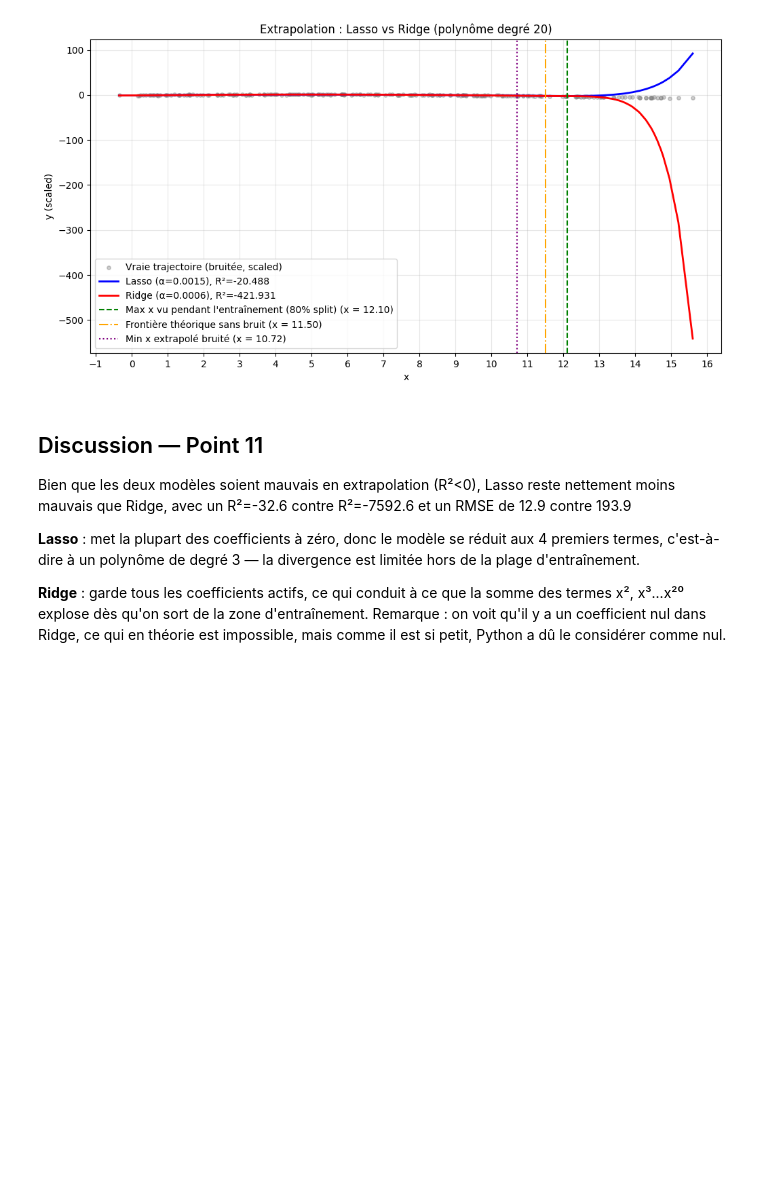
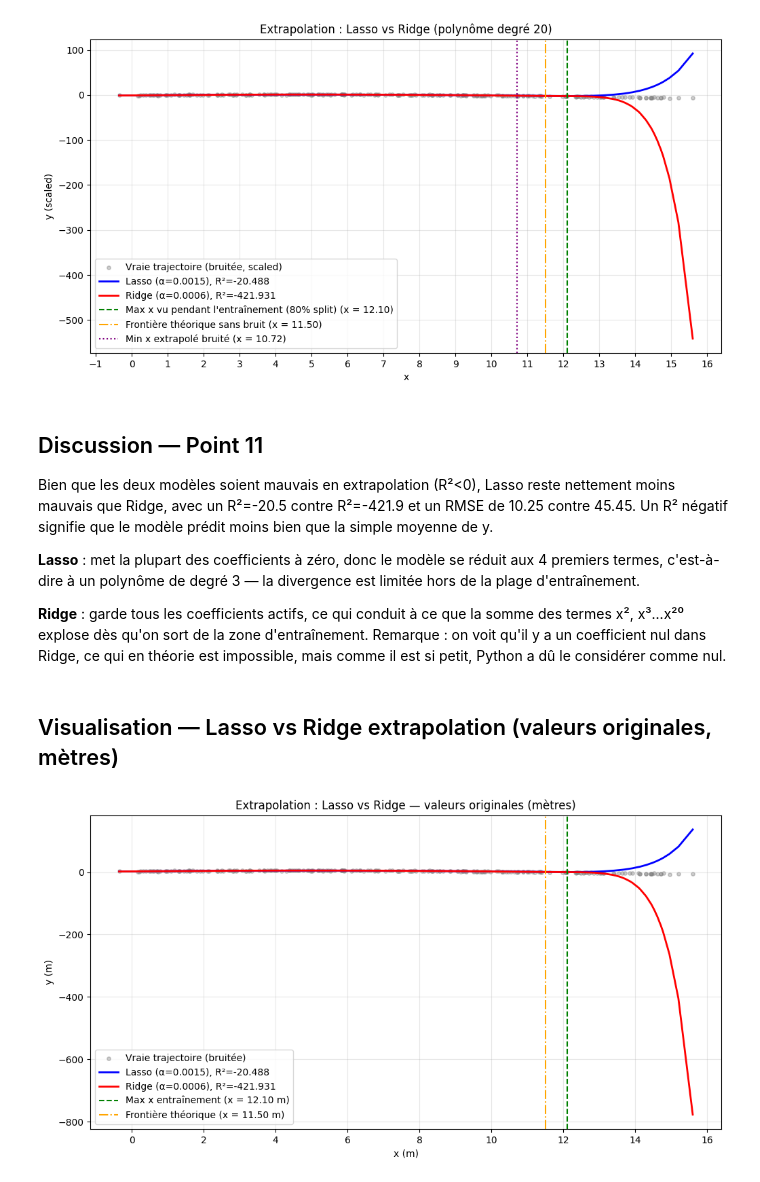
Before and after one commit to zeidslm/project_data_MA1, a Jupyter notebook: ToyRegressionBonneNouveau.ipynb, the cells around one changed output. Drawn from its saved outputs; the diff is of its cells as text; code cells hidden in the pictures; blank space fills up the shorter version.

```diff
--- a/ToyRegressionBonneNouveau.ipynb
+++ b/ToyRegressionBonneNouveau.ipynb
@@ -309,12 +309,12 @@ Les versions CV permettent de choisir automatiquement α. Le score R² ou RMSE o
 
 best_alpha_lasso = 0.001504
 best_alpha_ridge = 0.000556
-A_train_extr, A_extrap = matriceA(X_train, x_extrap, degree=20)
-A_train_extr_sc, A_extrap_sc, y_train_extr_sc, y_extrap_sc = scaleFunction(
-    A_train_extr, A_extrap, y_train, y_extrap_true
+A_train, A_extrap = matriceA(X_train, x_extrap, degree=20)
+A_train_sc, A_extrap_sc, y_train_sc, y_extrap_sc = scaleFunction(
+    A_train, A_extrap, y_train, y_extrap_true
 )
-y_extrap_lasso = lassoPreditY(A_train_extr_sc, A_extrap_sc, y_train_extr_sc, alpha=best_alpha_lasso)
-y_extrap_ridge = ridgePreditY(A_train_extr_sc, A_extrap_sc, y_train_extr_sc, alpha=best_alpha_ridge)
+y_extrap_lasso = lassoPreditY(A_train_sc, A_extrap_sc, y_train_sc, alpha=best_alpha_lasso)
+y_extrap_ridge = ridgePreditY(A_train_sc, A_extrap_sc, y_train_sc, alpha=best_alpha_ridge)
 
 # 4. Métriques en extrapolation
 r2_lasso_extr  = r2_score(y_extrap_sc, y_extrap_lasso)
@@ -326,8 +326,8 @@ print(f"Lasso (α={best_alpha_lasso:.4f}) — R²: {r2_lasso_extr:.4f}  | RMSE:
 print(f"Ridge (α={best_alpha_ridge:.4f}) — R²: {r2_ridge_extr:.4f}  | RMSE: {rmse_ridge:.4f}")
 
 # 5. Comptage des coefficients actifs
-lasso_model = Lasso(alpha=best_alpha_lasso, max_iter=100000).fit(A_train_extr_sc, y_train_extr_sc)
-ridge_model = Ridge(alpha=best_alpha_ridge).fit(A_train_extr_sc, y_train_extr_sc)
+lasso_model = Lasso(alpha=best_alpha_lasso, max_iter=100000).fit(A_train_sc, y_train_sc)
+ridge_model = Ridge(alpha=best_alpha_ridge).fit(A_train_sc, y_train_sc)
 print(f"\nLasso : {np.sum(lasso_model.coef_ != 0):>2}/21 coefficients non nuls")
 print(f"Ridge : {np.sum(np.abs(ridge_model.coef_) > 1e-6):>2}/21 coefficients non nuls")
 
@@ -403,9 +403,48 @@ plt.show()
 # %% [markdown]
 ## Discussion — Point 11
 Bien que les deux modèles soient mauvais en extrapolation (R²<0),
-Lasso reste nettement moins mauvais que Ridge, avec un R²=-32.6 contre
-R²=-7592.6 et un RMSE de 12.9 contre 193.9
+Lasso reste nettement moins mauvais que Ridge, avec un R²=-20.5 contre
+R²=-421.9 et un RMSE de 10.25 contre 45.45.
+Un R² négatif signifie que le modèle prédit moins bien que la simple moyenne de y.
 
 **Lasso** : met la plupart des coefficients à zéro, donc le modèle se réduit aux 4 premiers termes, c'est-à-dire à un polynôme de degré 3 — la divergence est limitée hors de la plage d'entraînement.
 
 **Ridge** : garde tous les coefficients actifs, ce qui conduit à ce que la somme des termes x², x³...x²⁰ explose dès qu'on sort de la zone d'entraînement. Remarque : on voit qu'il y a un coefficient nul dans Ridge, ce qui en théorie est impossible, mais comme il est si petit, Python a dû le considérer comme nul.
+# %% [markdown]
+## Visualisation — Lasso vs Ridge extrapolation (valeurs originales, mètres)
+# %%
+# Refit du scaler sur y_train pour inverse_transform (même logique que scaleFunction)
+sc_y_11 = StandardScaler().fit(y_train.reshape(-1, 1))
+
+# Remettre les prédictions en mètres
+y_extrap_lasso_m = sc_y_11.inverse_transform(y_extrap_lasso.reshape(-1, 1)).flatten()
+y_extrap_ridge_m = sc_y_11.inverse_transform(y_extrap_ridge.reshape(-1, 1)).flatten()
+
+# Trier par x pour un tracé propre
+idx_11 = np.argsort(x_extrap)
+x_sorted_11      = x_extrap[idx_11]
+y_true_sorted_m  = y_extrap_true[idx_11]   # déjà en mètres
+y_lasso_sorted_m = y_extrap_lasso_m[idx_11]
+y_ridge_sorted_m = y_extrap_ridge_m[idx_11]
+
+x_train_max = X_train.max()
+
+plt.figure(figsize=(12, 6))
+plt.scatter(x_sorted_11, y_true_sorted_m, s=15, color='gray', alpha=0.4,
+            label='Vraie trajectoire (bruitée)')
+plt.plot(x_sorted_11, y_lasso_sorted_m, color='blue', lw=2,
+         label=f'Lasso (α={best_alpha_lasso:.4f}), R²={r2_lasso_extr:.3f}')
+plt.plot(x_sorted_11, y_ridge_sorted_m, color='red', lw=2,
+         label=f'Ridge (α={best_alpha_ridge:.4f}), R²={r2_ridge_extr:.3f}')
+plt.axvline(x_train_max, color='green', ls='--',
+            label=f'Max x entraînement (x = {x_train_max:.2f} m)')
+plt.axvline(x_theorique_limite, color='orange', ls='-.',
+            label=f'Frontière théorique (x = {x_theorique_limite:.2f} m)')
+plt.xlabel('x (m)')
+plt.ylabel('y (m)')
+plt.title('Extrapolation : Lasso vs Ridge — valeurs originales (mètres)')
+plt.legend()
+plt.grid(True, alpha=0.3)
+plt.show()
+# %% [output]
+[figure, added]
```
Also changed, not shown: parts of 3 cells of this notebook.
